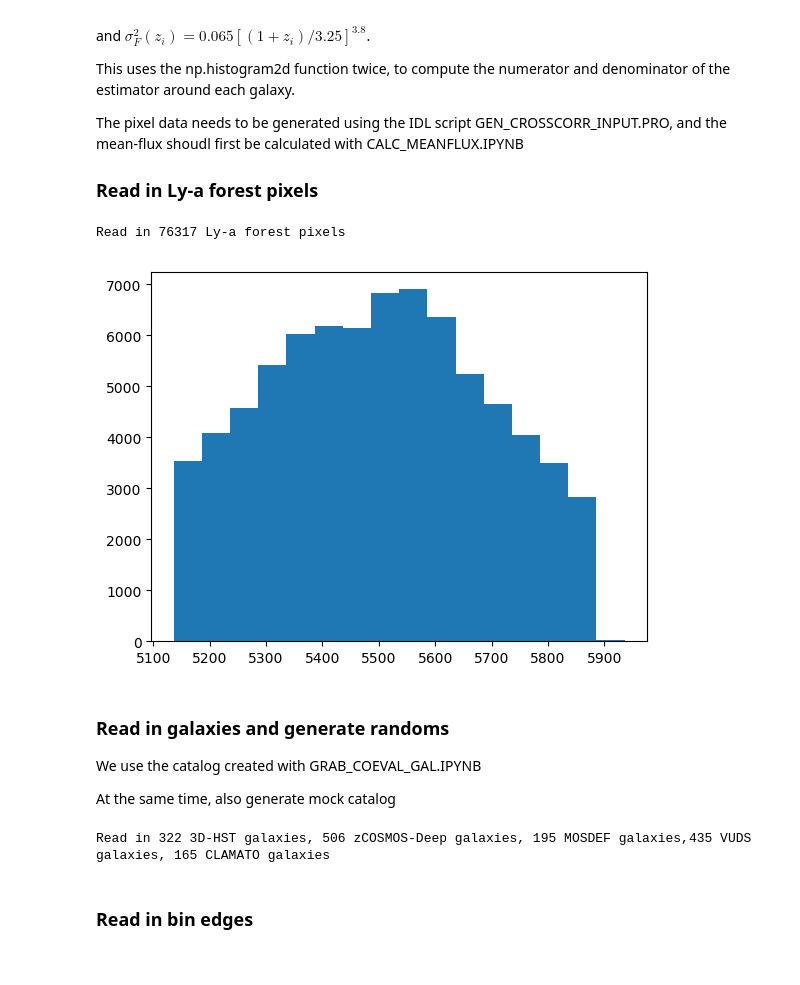
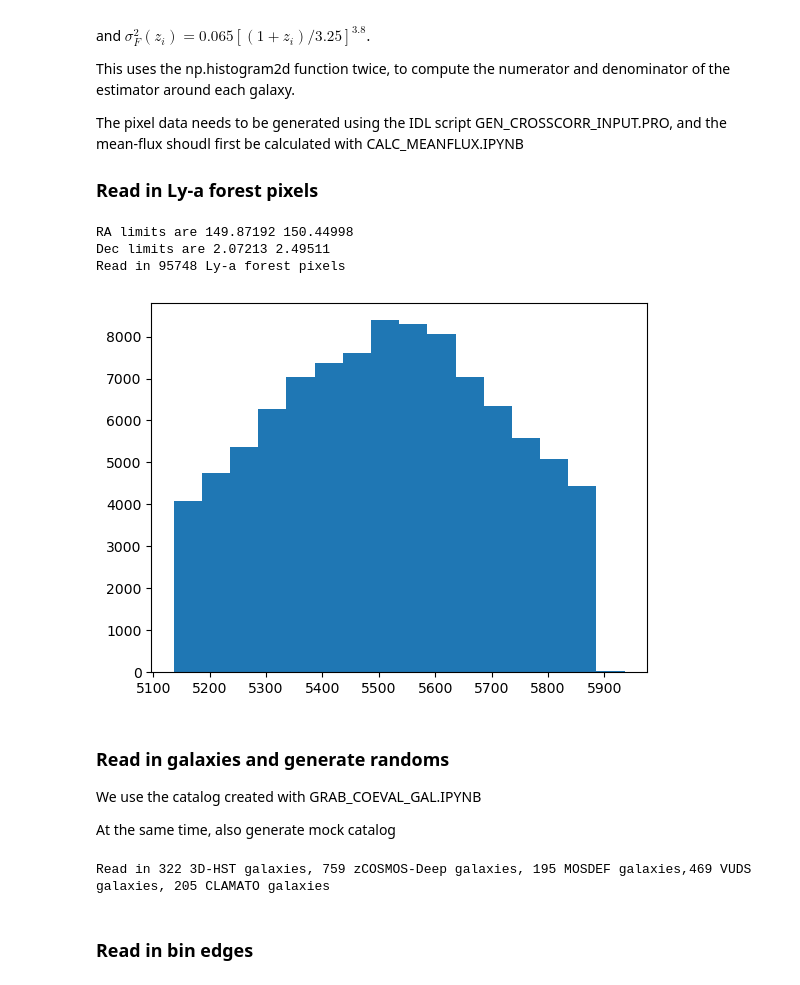
Before and after one commit to bzh-bzh/clamato-xcorr, a Jupyter notebook: crosscorr_cl2020.ipynb, the cells around one changed output. Saved outputs shown, nothing was run; the diff lists cells and outputs as text; code cells hidden in the pictures.

```diff
--- a/crosscorr_cl2020.ipynb
+++ b/crosscorr_cl2020.ipynb
@@ -23,6 +23,7 @@ The pixel data needs to be generated using the IDL script GEN_CROSSCORR_INPUT.PR
 # %%
 import numpy as np
 import time as time
+import os
 import lyafxcorr_kg as xcorr
 
 # Set up matplotlib and use a nicer set of plot parameters
@@ -39,44 +40,48 @@ from astropy.cosmology import FlatLambdaCDM
 from astropy.io import fits
 from astropy.io import ascii
 from astropy.table import Table
 from astropy import units as u
 from astropy.coordinates import SkyCoord
 
 def taueff_evo(z):
     return 0.001845 * (1.+z)**3.924
 
 # Define cosmology
 cosmo = FlatLambdaCDM(H0=70, Om0=0.31)
 
-lyapix = xcorr.lyapix("pixel_radecz_cl2017_v4.1.bin",cosmo=cosmo)
+clamato_dir_base = 'data/clamato_dr2'
+lyapix = xcorr.lyapix(os.path.join(clamato_dir_base, "pixel_radecz_cl2020_v0.bin") ,cosmo=cosmo)
 
 print("Read in %i Ly-a forest pixels" % lyapix.npix)
 npix = lyapix.npix
 
 fig, ax = plt.subplots()
 binwidth = 50
 histdata = lyapix.coord.distance.value
 
 ax.hist(histdata,bins=np.arange(min(histdata),max(histdata) + binwidth, binwidth))
 plt.show()
 
 # Carry out mean-flux correction
-fmean_str = ascii.read('fmean_measured_v4.dat')
+fmean_str = ascii.read(os.path.join(clamato_dir_base, 'fmean_measured_v0.dat'))
 zmid = fmean_str['zmid']
 F_mean = fmean_str['F_mean']
 
 #Fcorr = np.interp(lyapix.z, zmid, F_mean) / np.exp(-taueff_evo(lyapix.z))
 #lyapix.delta = ((1.+lyapix.delta)/np.exp(-taueff_evo(lyapix.z)))-1.
 # %% [output]
-Read in 76317 Ly-a forest pixels
+RA limits are 149.87192 150.44998
+Dec limits are 2.07213 2.49511
+Read in 95748 Ly-a forest pixels
-[figure, old version]
+[figure, new version]
 # %% [markdown]
 ### Read in galaxies and generate randoms
 We use the catalog created with GRAB_COEVAL_GAL.IPYNB
 
 At the same time, also generate mock catalog
 # %%
-galfil = '/Users/kheegan/lya/3d_recon/map2017/crosscorr/cat_galxcorr_cl2017_nonuniq_v3.dat'
+gal_dir_base = 'data/coeval'
+galfil = os.path.join(gal_dir_base, 'cat_galxcorr_cl2020_nonuniq_v0.dat')
 gal = ascii.read(galfil, format='ipac')
 #print(gal.columns)
 
@@ -216,7 +221,7 @@ dist_rand_tmp = np.random.random_sample(len(gal_tmp)*nrand)*distran_tmp + dist0_
 Rand_all = SkyCoord(ra=ra_rand_tmp*u.degree, dec=dec_rand_tmp*u.degree,
                    distance=dist_rand_tmp)
 # %% [output]
-Read in 322 3D-HST galaxies, 506 zCOSMOS-Deep galaxies, 195 MOSDEF galaxies,435 VUDS galaxies, 165 CLAMATO galaxies
+Read in 322 3D-HST galaxies, 759 zCOSMOS-Deep galaxies, 195 MOSDEF galaxies,469 VUDS galaxies, 205 CLAMATO galaxies
 # %% [markdown]
 ### Read in bin edges
 # %%
```
Also changed, not shown: parts of 16 cells of this notebook, 3 other files.
